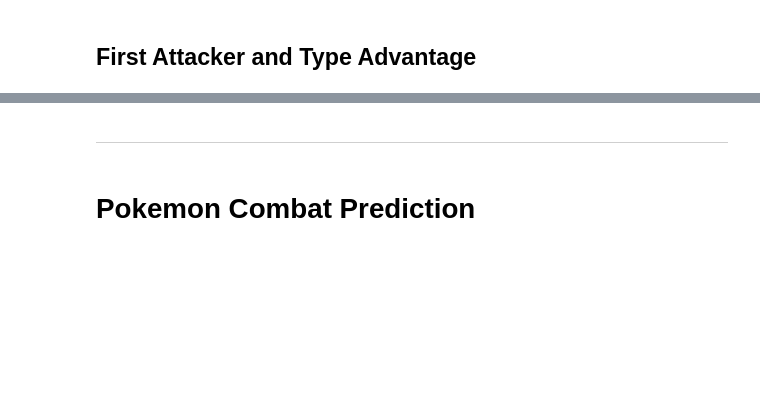
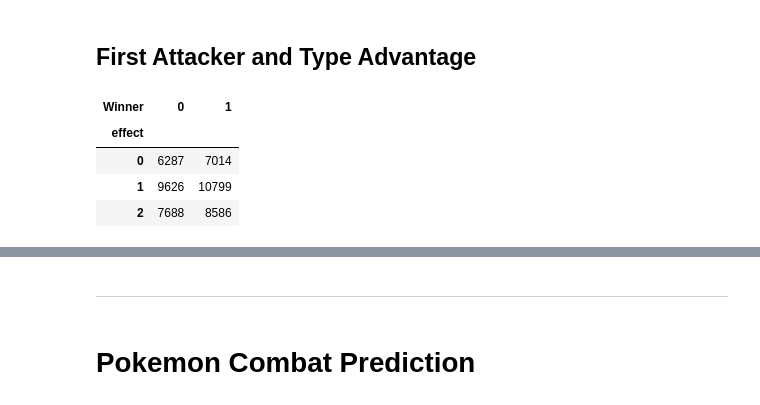
Before and after one commit to gillian850413/COMP4912, a Jupyter notebook: Notebook/Pokemon_Analysis.ipynb, the cells around one changed output, grey strips where cells are left out. Saved outputs shown, nothing was run; the diff lists cells and outputs as text; code cells hidden in the pictures; blank space fills up the shorter version.

```diff
--- a/Notebook/Pokemon_Analysis.ipynb
+++ b/Notebook/Pokemon_Analysis.ipynb
@@ -926,2 +922,12 @@ plt.show()
 # %% [markdown]
 ## First Attacker and Type Advantage
+# %%
+type_fst_analysis = type_analysis.copy()
+type_fst_analysis = type_fst_analysis.pivot_table(values='P1', columns=['Winner'],index=['effect'], aggfunc='count')
+type_fst_analysis
+# %% [output]
+| Winner | 0 | 1 |
+| effect |  |  |
+| 0 | 6287 | 7014 |
+| 1 | 9626 | 10799 |
+| 2 | 7688 | 8586 |
```
Also changed, not shown: parts of 19 cells of this notebook.
